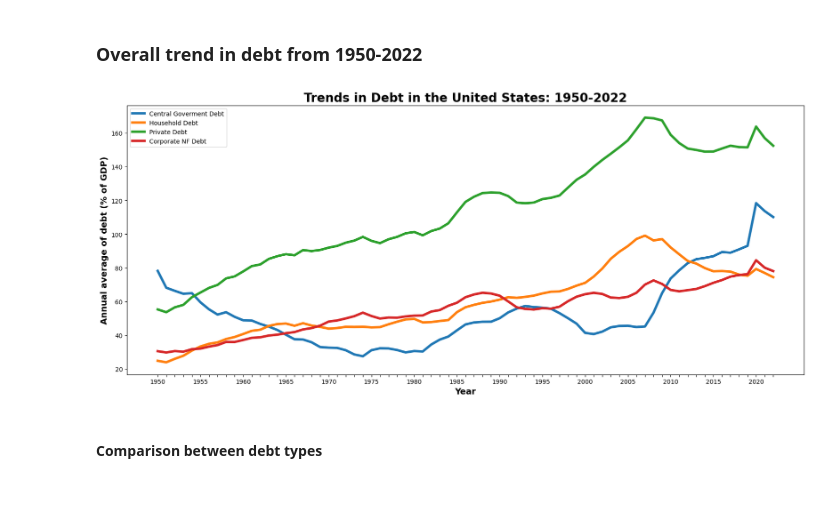
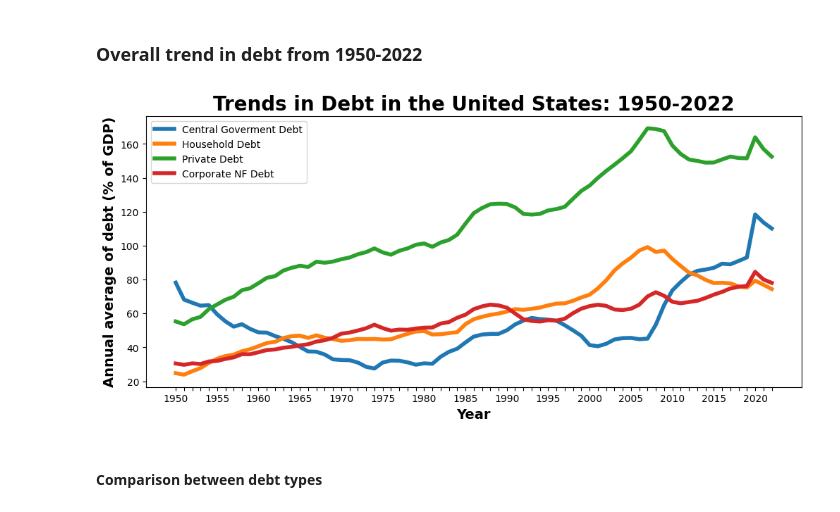
Before and after one commit to WamzMwangi/Global_Debt_Analysis, a Jupyter notebook: US_Debt_Analysis.ipynb, the cells around one changed output. Drawn from its saved outputs; the diff is of its cells as text; code cells hidden in the pictures.

Commit message:
Visuals

```diff
--- a/US_Debt_Analysis.ipynb
+++ b/US_Debt_Analysis.ipynb
@@ -283,28 +283,28 @@ memory usage: 2.9+ KB
 ### Overall trend in debt from 1950-2022
 # %%
 
-plt.figure(figsize=(20,8))
+plt.figure(figsize=(12,5))
 
 sns.lineplot(data=data, y='Central Government Debt',x=data.index,linewidth=4,label='Central Goverment Debt')
 sns.lineplot(data=data, y='Household Debt',x=data.index,lw=4,label='Household Debt')
 sns.lineplot(data=data, y='Private Debt',x=data.index,lw=4,label='Private Debt')
 sns.lineplot(data=data, y='Non- Financial Corporate Debt',x=data.index,lw=4,label='Corporate NF Debt')
 
 plt.title('Trends in Debt in the United States: 1950-2022',weight='bold',size=20)
 plt.ylabel('Annual average of debt (% of GDP)',weight= 'bold',size=14)
 plt.xlabel('Year',weight='bold',size=14)
 #plt.xticks(rotation=90)
 #x axis is still too busy
 for index, label in enumerate(plt.gca().get_xticklabels()):
    if index % 5 == 0:
       label.set_visible(True)
    else:
       label.set_visible(False)
-plt.savefig('Trends in Debt in the United States: 1950-2022.png')
+plt.savefig(r'C:\Users\User\Desktop\Global Debt Database\Trends in Debt in the United States: 1950-2022.png')
 plt.legend()
 plt.show()
 # %% [output]
-[figure, old version]
+[figure, new version]
 # %% [markdown]
 #### Comparison between debt types
 # %%
```
Also changed, not shown: parts of 1 cell of this notebook.
